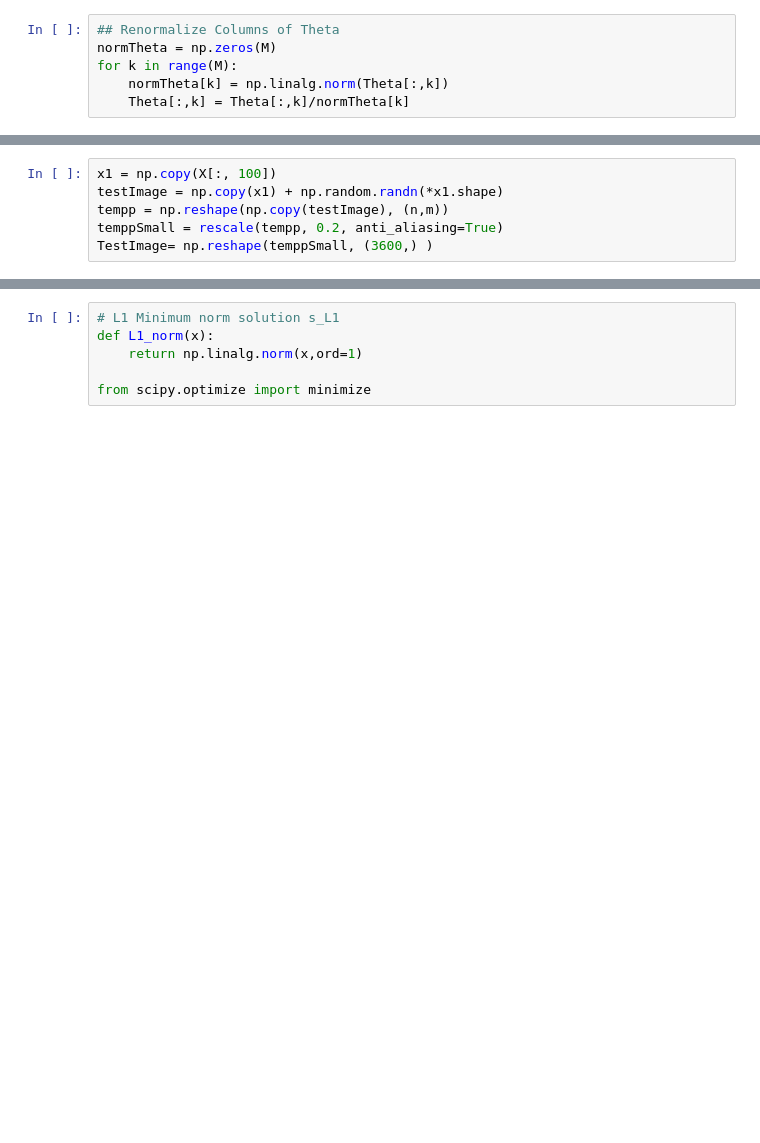
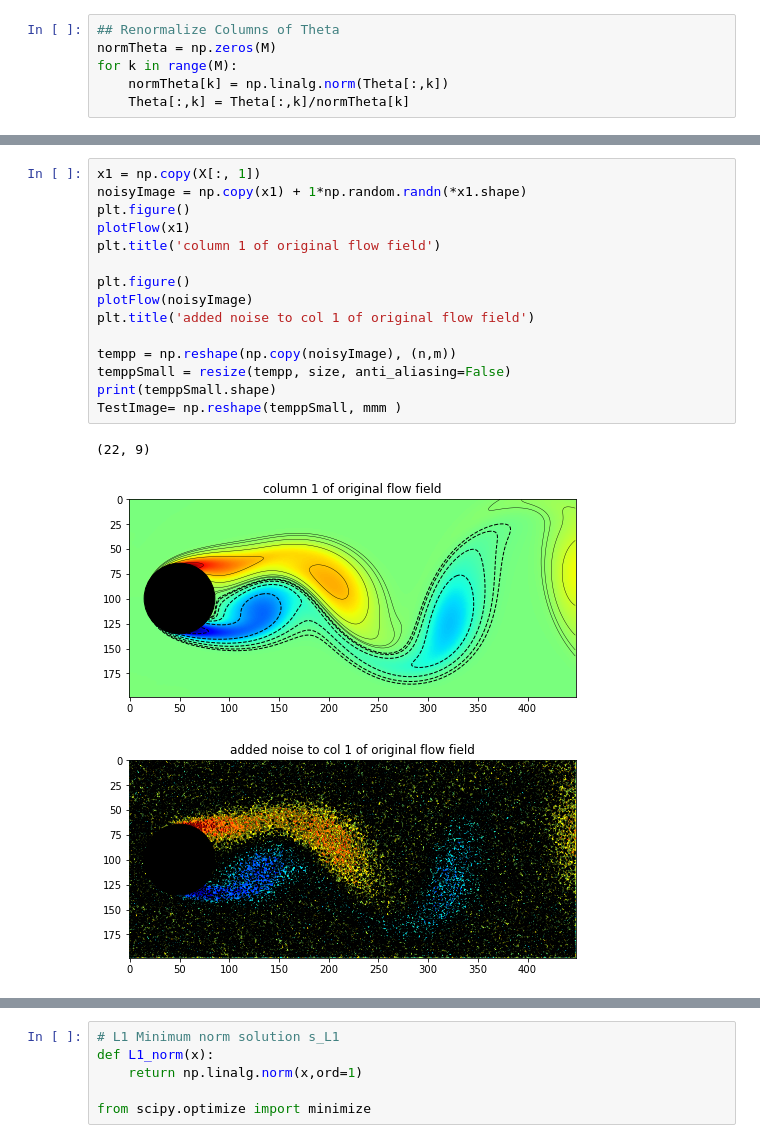
Before and after one commit to jaekimuh/PatternRec_Kim, a Jupyter notebook: HW_3.6.ipynb, the cells around one changed output, grey strips where cells are left out. Drawn from its saved outputs; the diff is of its cells as text; blank space fills up the shorter version.

```diff
--- a/HW_3.6.ipynb
+++ b/HW_3.6.ipynb
@@ -74,6 +115,19 @@ for i in range(50):
 # %%
-x1 = np.copy(X[:, 100])
-testImage = np.copy(x1) + np.random.randn(*x1.shape)
-tempp = np.reshape(np.copy(testImage), (n,m))
-temppSmall = rescale(tempp, 0.2, anti_aliasing=True)
-TestImage= np.reshape(temppSmall, (3600,) )
+x1 = np.copy(X[:, 1])
+noisyImage = np.copy(x1) + 1*np.random.randn(*x1.shape)
+plt.figure()
+plotFlow(x1)
+plt.title('column 1 of original flow field')
+
+plt.figure()
+plotFlow(noisyImage)
+plt.title('added noise to col 1 of original flow field')
+
+tempp = np.reshape(np.copy(noisyImage), (n,m))
+temppSmall = resize(tempp, size, anti_aliasing=False)
+print(temppSmall.shape)
+TestImage= np.reshape(temppSmall, mmm )
+# %% [output]
+(22, 9)
+[figure, added]
+[figure, added]
```
Also changed, not shown: parts of 11 cells of this notebook.
